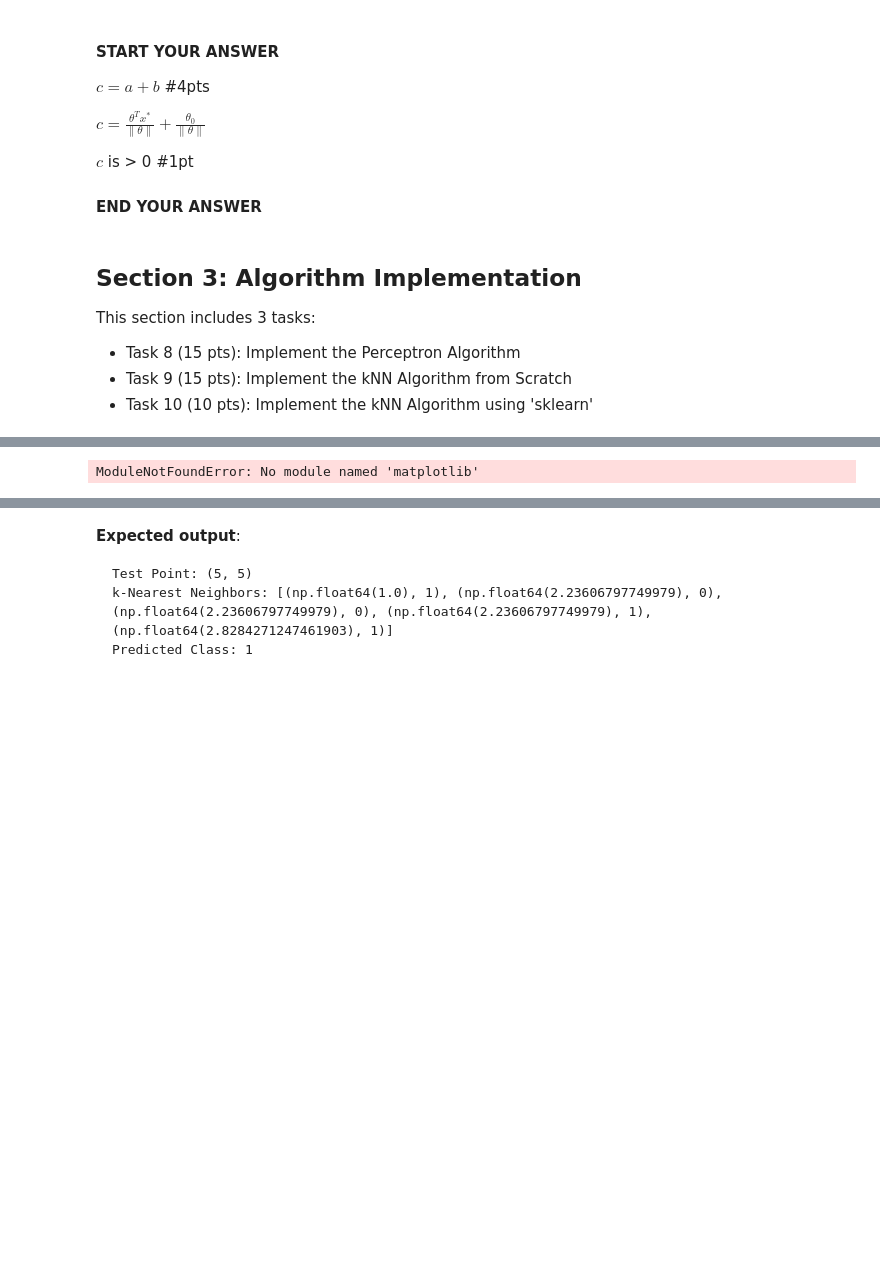
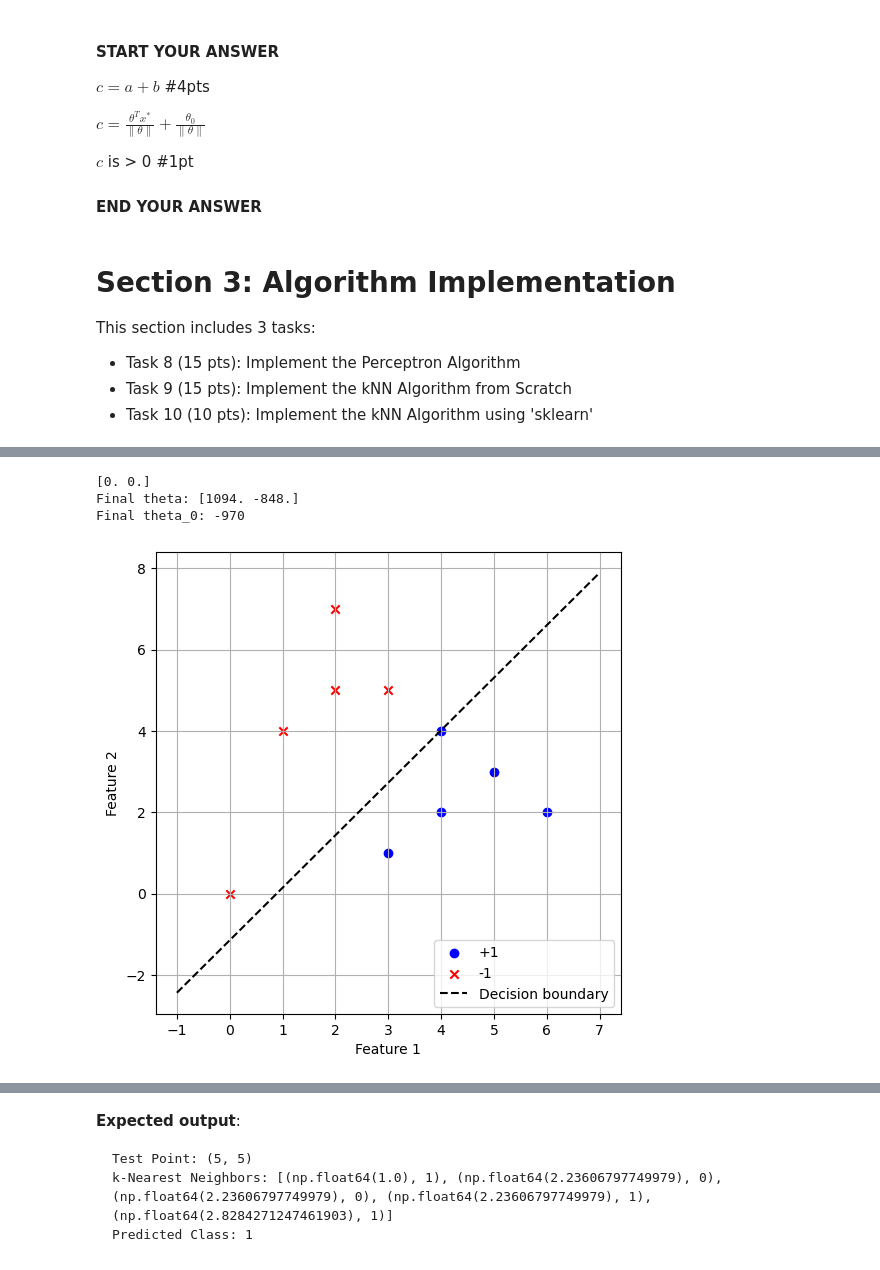
Before and after one commit to CasPascucci/CS549, a Jupyter notebook: Homeworks/hw1/assignment1.ipynb, the cells around one changed output, grey strips where cells are left out. Drawn from its saved outputs; the diff is of its cells as text; code cells hidden in the pictures; blank space fills up the shorter version.

```diff
--- a/Homeworks/hw1/assignment1.ipynb
+++ b/Homeworks/hw1/assignment1.ipynb
@@ -233,7 +233,7 @@ $a$ is the dot product of the vector $x^*$, starting at the origin, with the vec
 
 #### END YOUR ANSWER ####
 # %% [markdown]
-## Section 3: Algorithm Implementation
+# Section 3: Algorithm Implementation
 This section includes 3 tasks:
 - Task 8 (15 pts): Implement the Perceptron Algorithm
 - Task 9 (15 pts): Implement the kNN Algorithm from Scratch
@@ -266,37 +266,48 @@ tau = 1000  # Maximum number of iterations of your choice, keep it reasonable.
 def perceptron(X, y, theta, theta_0, tau): # (12pts)
 
     #TODO: Write your perceptron code here...
-
+    for t in range(tau):
+        changed = False
+        for i in range(len(X)):
+            if y[i] * np.dot(theta,X[i]) + theta_0 <= 0:
+                theta = theta + (y[i] * X[i])
+                theta_0 = theta_0 + y[i]
+                changed = True
+        if not changed:
+            break
     return theta, theta_0
 
 #### END YOUR CODE ####
 
 ## Do not change the following code
 # Train the perceptron
 final_theta, final_theta_0 = perceptron(X, y, theta, theta_0, tau)
 # Print final results
 print("Final theta:", final_theta)
 print("Final theta_0:", final_theta_0)
 # Plot your results
 pos = X[y == 1]
 neg = X[y == -1]
 plt.figure(figsize=(6,6))
 plt.scatter(pos[:,0], pos[:,1], c='blue', label='+1', marker='o')
 plt.scatter(neg[:,0], neg[:,1], c='red', label='-1', marker='x')
 
 # Plot decision boundary
 xx = np.linspace(min(X[:,0])-1, max(X[:,0])+1, 100)
 if final_theta[1] != 0:
     yy = -(final_theta[0]*xx + final_theta_0) / final_theta[1]
     plt.plot(xx, yy, 'k--', label='Decision boundary')
 
 plt.xlabel("Feature 1")
 plt.ylabel("Feature 2")
 plt.legend()
 plt.grid(True)
 plt.show()
 # %% [output]
-ModuleNotFoundError: No module named 'matplotlib'
+[0. 0.]
+Final theta: [1094. -848.]
+Final theta_0: -970
+[figure, added]
 # %% [markdown]
 ## Task 9 (15 points): Implementing the kNN Algorithm From Scratch
 Given the pseudocode, implement the simple k-Nearest Neighbors algorithm using the provided skeleton code in Python.
```
Also changed, not shown: parts of 4 cells of this notebook.
